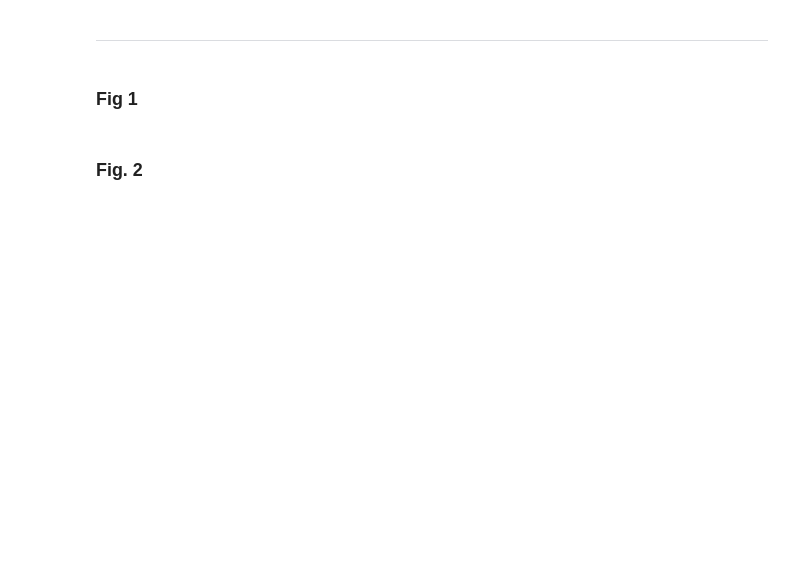
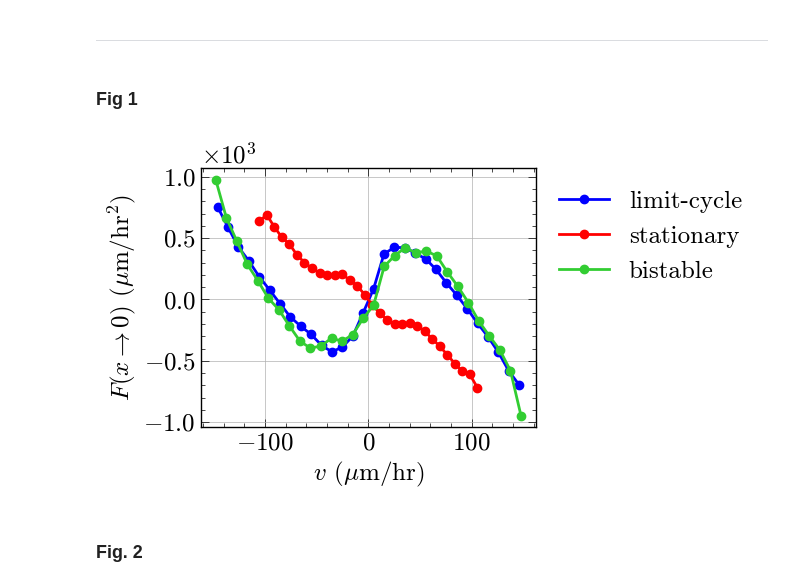
Before and after one commit to pedromzadeh/hopper, a Jupyter notebook: processing/streams.ipynb, the cells around one changed output. Saved outputs shown, nothing was run; the diff lists cells and outputs as text; code cells hidden in the pictures; blank space fills up the shorter version.

Commit message:
making paper figs

```diff
--- a/processing/streams.ipynb
+++ b/processing/streams.ipynb
@@ -5,6 +5,7 @@ from tqdm import tqdm
 # %%
 def heatmap(ax, F, bounds, xlabel=False, ylabel=False, cbar=False, cbar_label=False):
     xmin, xmax, vmin, vmax, nbins = bounds
+    xmin, xmax = np.array([xmin, xmax]) - (xmax + xmin) / 2  # center along x
     ax.set_xlabel(r"$x$ ($\mu$m)") if xlabel else ...
     ax.set_ylabel(r"$v$ ($\mu$m/hr)") if ylabel else ...
     _kwargs = {
@@ -16,6 +17,7 @@ def heatmap(ax, F, bounds, xlabel=False, ylabel=False, cbar=False, cbar_label=Fa
     im = ax.imshow(F, **_kwargs)
     if cbar:
         cbar = plt.colorbar(im, ax=ax)
+        cbar.set_ticks([-1000, 0, 1000])
         cbar.formatter.set_powerlimits((0, 0))
         cbar.formatter.set_useMathText(True)
     cbar.set_label(r"$F$ ($\mu$m/hr$^2$)") if cbar_label else ...
@@ -26,6 +28,7 @@ def streamplot(
     ax, F, bounds, title="", n_skip=1, zero_line=False, heatmap=False, **kwargs
 ):
     xmin, xmax, vmin, vmax, nbins = bounds
+    xmin, xmax = np.array([xmin, xmax]) - (xmax + xmin) / 2  # center along x
     ax.set_xlabel(r"$x$ ($\mu$m)")
     ax.set_ylabel(r"$v$ ($\mu$m/hr)")
 
@@ -63,6 +66,9 @@ def bistable_streamplot(
     **kwargs
 ):
     xmin, xmax, vmin, vmax, nbins = bounds
+    x_c = (xmax + xmin) / 2
+    # x_c = 0
+    xmin, xmax = np.array([xmin, xmax]) - x_c  # center along x
     ax.set_xlabel(r"$x$ ($\mu$m)")
     ax.set_ylabel(r"$v$ ($\mu$m/hr)")
 
@@ -81,25 +87,37 @@ def bistable_streamplot(
     X, Y, init_pts = full_lattice(F, xmin, xmax, vmin, vmax, nbins)
     init_pts_sub = init_pts[::n_skip]
     labels_sub = labels[::n_skip]
-    for color in set(labels_sub):
+    customs = ["tomato", "royalblue"]
+    for k, color in enumerate(set(labels_sub)):
+        if color == "gainsboro":
+            continue
+
         inits_ = init_pts_sub[np.where(np.array(labels_sub) == color)[0]]
+        color = customs[k-1]
         stream_kwargs = kwargs | {"color": color, "start_points": inits_}
         ax.streamplot(X, Y, Y, F, **stream_kwargs)
         ax.scatter(
-            end_pts[:, 0], end_pts[:, 1], s=50, marker="*", color="black", zorder=10
+            end_pts[:, 0] - x_c,
+            end_pts[:, 1],
+            s=50,
+            marker="*",
+            color="black",
+            zorder=10,
         )
+        xmin, xmax, vmin, vmax, nbins = bounds
+        _, _, init_pts = full_lattice(F, xmin, xmax, vmin, vmax, nbins)
         img = lattice_to_image(init_pts, labels, bounds)
         septx = get_separatrices(
             img, levels=[0.5], origin="lower", extent=[xmin, xmax, vmin, vmax]
         )
-        ax.plot(septx[:, 0], septx[:, 1], lw=2, color="black")
+        ax.plot(septx[:, 0] - x_c, septx[:, 1], lw=2, color="black")
 
     ax.set_title(title)
     if zero_line:
         ax.hlines(0, *ax.get_xlim(), lw=1, color="black", zorder=-1)
 
 
-def dynamicsplot(ax, F, bounds):
+def dynamicsplot(ax, F, bounds, **kwargs):
     X, Y, init_pts = full_lattice(F, *bounds)
 
     # raw
@@ -108,7 +126,8 @@ def dynamicsplot(ax, F, bounds):
     v_interp = np.linspace(-lim, lim, 30)
     f_interp = np.interp(v_interp, v, f)
 
-    ax.plot(v_interp, f_interp, "-o", lw=2, color="black")
+    kwargs = {"lw": 2, "color": "black"} | kwargs
+    ax.plot(v_interp, f_interp, "-o", **kwargs)
     ax.grid(which="major")
     ax.set_xlabel(r"$v$ ($\mu$m/hr)")
     ax.set_ylabel(r"$F(x\rightarrow 0)$ ($\mu$m/hr$^2$)")
@@ -156,3 +202,16 @@ fig.savefig("paper_plots/lc_stationary_defaults.pdf")
+# %%
+nrows, ncols = 1, 1
+fig, axs = plt.subplots(nrows, ncols, figsize=(7 * ncols, 4 * nrows))
+dynamicsplot(axs, *process_gid(10), color="blue", label="limit-cycle")
+dynamicsplot(axs, *process_gid(26), color="red", label="stationary")
+F, bounds, *temp = process_gid(2)
+dynamicsplot(axs, F, bounds, color="limegreen", label="bistable")
+axs.ticklabel_format(axis='y', style='sci', scilimits=(0,0))
+plt.legend(bbox_to_anchor=(1, 1))
+plt.tight_layout()
+plt.savefig("paper_plots/nonlinear_plots.pdf")
+# %% [output]
+[figure, added]
 # %% [markdown]
 ### Fig. 2
 # %%
```
Also changed, not shown: parts of 17 cells of this notebook, 4 other files.
